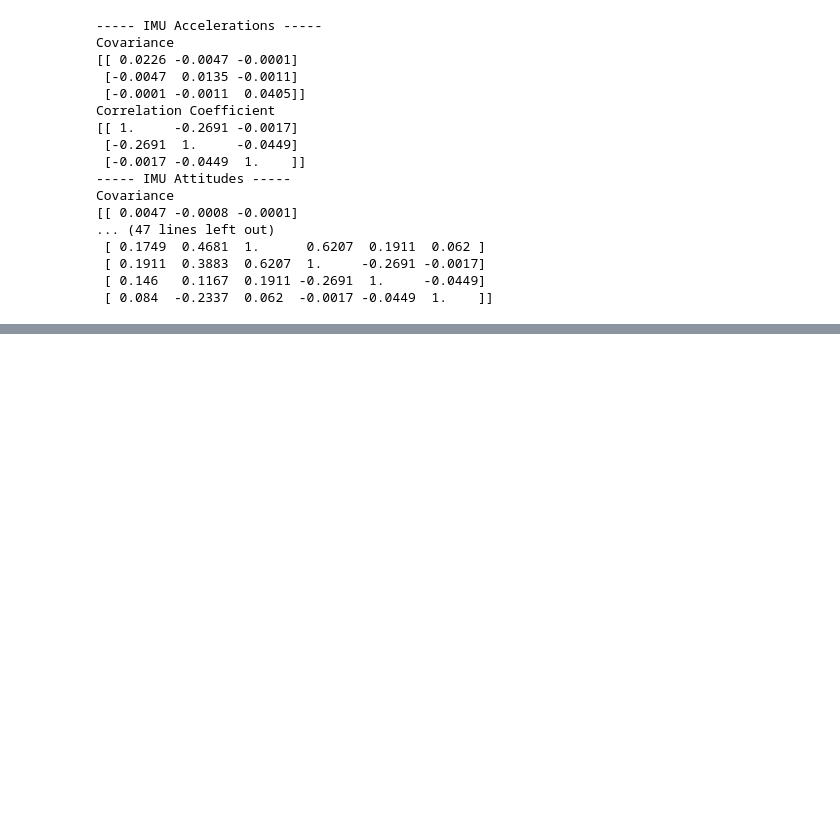
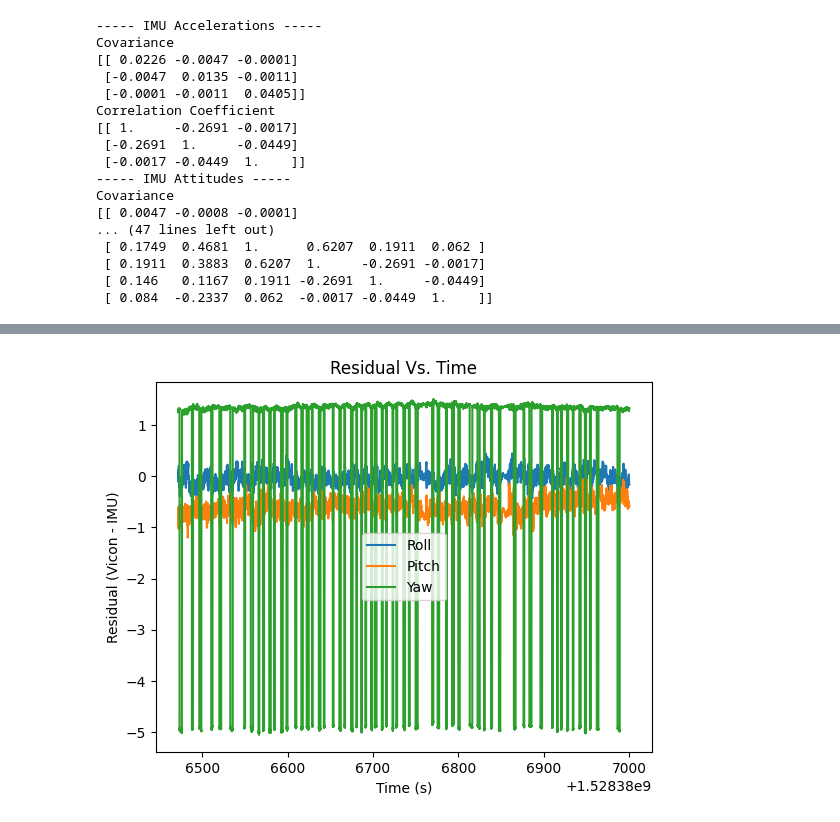
Before and after one commit to Moampane/prob-robo-2026, a Jupyter notebook: week-3/day-4.ipynb, the cells around one changed output, grey strips where cells are left out. Drawn from its saved outputs; the diff is of its cells as text; code cells hidden in the pictures; blank space fills up the shorter version.

```diff
--- a/week-3/day-4.ipynb
+++ b/week-3/day-4.ipynb
@@ -244,3 +243,101 @@ Covariance
  [ 0.1911  0.3883  0.6207  1.     -0.2691 -0.0017]
  [ 0.146   0.1167  0.1911 -0.2691  1.     -0.0449]
  [ 0.084  -0.2337  0.062  -0.0017 -0.0449  1.    ]]
+# %%
+import pandas as pd
+import numpy as np
+import matplotlib.pyplot as plt
+# Problem 2: Computing Covariances from Data
+# Part C: Comparing IMU with Vicon Ground Truth
+# read in the data from the two files
+imu_df = pd.read_csv("dataset/imu1.csv")  # replace filepath with yours
+vicon_df = pd.read_csv("dataset/vi1.csv")  # replace filepath with yours
+
+np.set_printoptions(
+    precision=4,       # number of decimals
+    suppress=True,     # turn off scientific notation for small numbers
+    linewidth=120      # allow wider display
+)
+
+vicon_roll = vicon_df["roll"]
+vicon_pitch = vicon_df["pitch"]
+vicon_yaw = vicon_df["yaw"]
+
+imu_roll = imu_df["attitude_roll_radians"]
+imu_pitch = imu_df["attitude_pitch_radians"]
+imu_yaw = imu_df["attitude_yaw_radians"]
+
+rolls = np.stack([vicon_roll, imu_roll], axis = 0)
+pitches = np.stack([vicon_pitch, imu_pitch], axis = 0)
+yaws = np.stack([vicon_yaw, imu_yaw], axis = 0)
+
+roll_cov = np.cov(rolls)
+pitch_cov = np.cov(pitches)
+yaw_cov = np.cov(yaws)
+
+roll_coeff = np.corrcoef(rolls)
+pitch_coeff = np.corrcoef(pitches)
+yaw_coeff = np.corrcoef(yaws)
+
+print("----- Roll -----")
+print("Covariance")
+print(roll_cov)
+print("Correlation Coefficient")
+print(roll_coeff)
+print("----- Pitch -----")
+print("Covariance")
+print(pitch_cov)
+print("Correlation Coefficient")
+print(pitch_coeff)
+print("----- Yaw -----")
+print("Covariance")
+print(yaw_cov)
+print("Correlation Coefficient")
+print(yaw_coeff)
+
+roll_residual = vicon_roll - imu_roll
+pitch_residual = vicon_pitch - imu_pitch
+yaw_residual = vicon_yaw - imu_yaw
+time = imu_df["Time"]
+
+plt.figure()
+plt.plot(time, roll_residual, label= "Roll")
+plt.plot(time, pitch_residual, label= "Pitch")
+plt.plot(time, yaw_residual, label= "Yaw")
+plt.xlabel("Time (s)")
+plt.ylabel("Residual (Vicon - IMU)")
+plt.title("Residual Vs. Time")
+plt.legend()
+plt.show()
+
+r_res_mean = np.mean(roll_residual)
+p_res_mean = np.mean(pitch_residual)
+y_res_mean = np.mean(yaw_residual)
+
+r_res_var = np.var(roll_residual)
+p_res_var = np.var(pitch_residual)
+y_res_var = np.var(yaw_residual)
+
+print("----- Residual Means -----")
+print(f"Roll: {r_res_mean}")
+print(f"Pitch: {p_res_mean}")
+print(f"Yaw: {y_res_mean}")
+print("----- Residual Variance -----")
+print(f"Roll: {r_res_var}")
+print(f"Pitch: {p_res_var}")
+print(f"Yaw: {y_res_var}")
+
+"""
+What different information is captured in these analyses?
+
+Residual Mean
+The average difference between a Vicon measurement and an IMU measurement.
+
+Residual Variance
+How far or spread out the set of residuals is from their mean.
+
+Relational Covariances
+How to values relate to eachother. If a measurement increases does it increase,
+decrease, or have no relation to a change in another measurement.
+"""
+# %% [output]
@@ -246,0 +361 @@ Covariance
+[figure, added]
```
Also changed, not shown: parts of 3 cells of this notebook.
